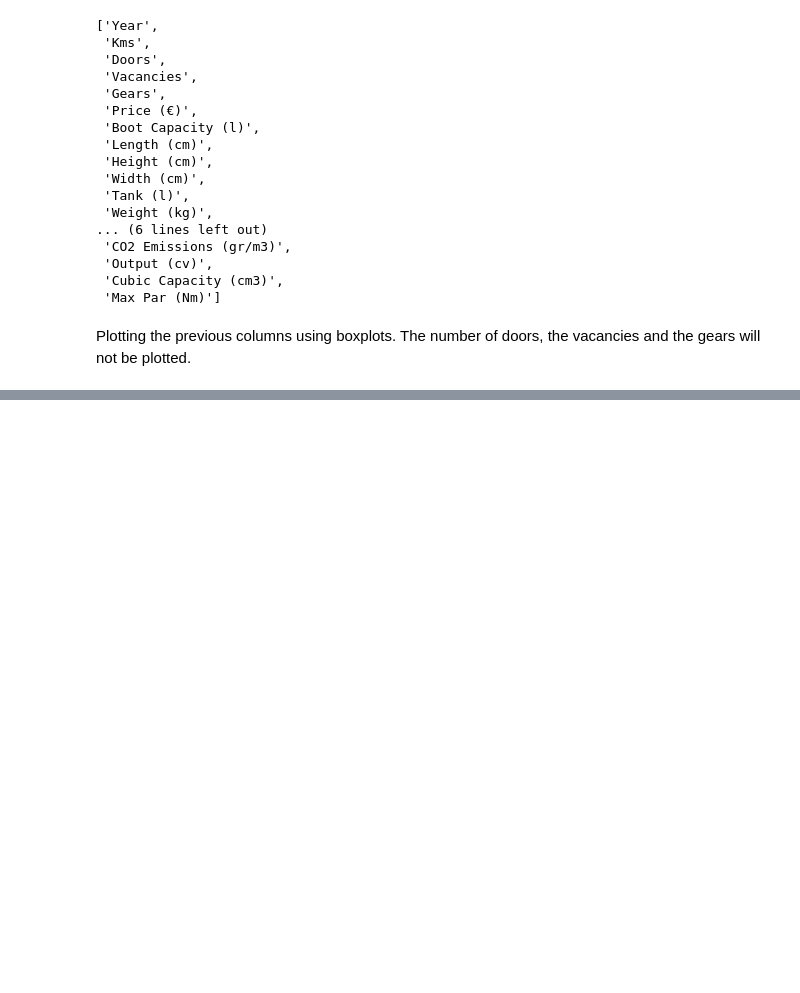
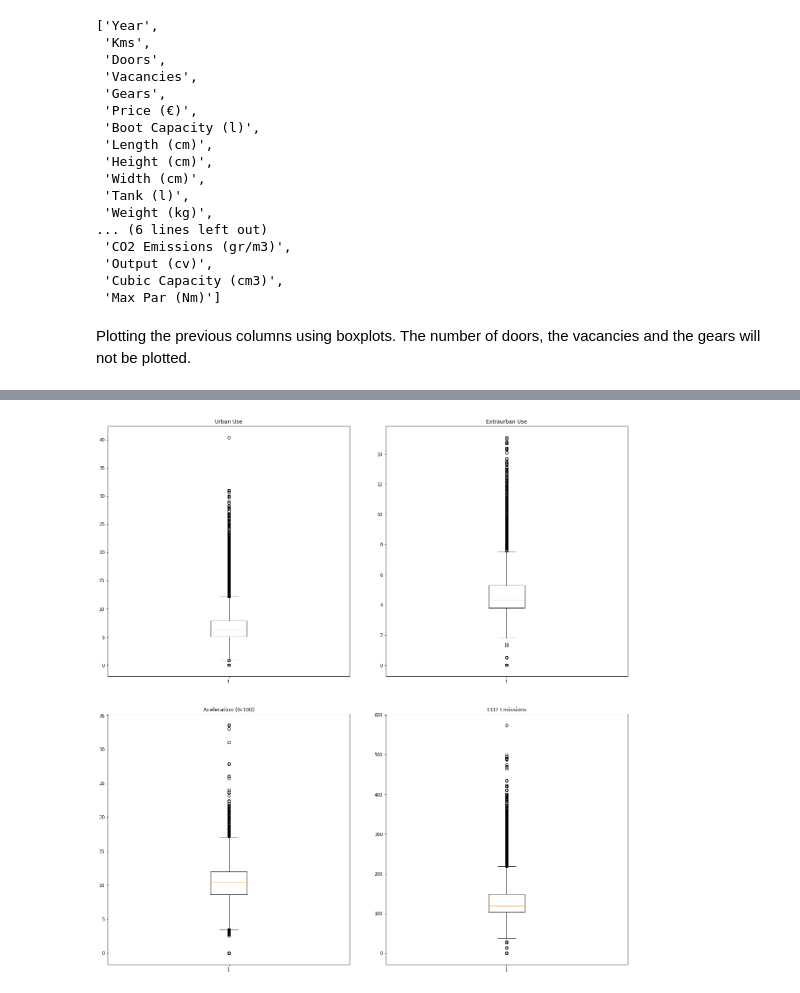
Before and after one commit to seugarte/TFM-MasterDS, a Jupyter notebook: Proccess_TFM.ipynb, the cells around one changed output, grey strips where cells are left out. Saved outputs shown, nothing was run; the diff lists cells and outputs as text; code cells hidden in the pictures; blank space fills up the shorter version.

```diff
--- a/Proccess_TFM.ipynb
+++ b/Proccess_TFM.ipynb
@@ -771,0 +760,25 @@ fig.remove?
+# %%
+fig, axs = plt.subplots(2,2)
+
+# Urban Use
+axs[0, 0].boxplot(cars_df["Urban Use (l)"])
+axs[0, 0].set_title('Urban Use')
+
+# Extraurban Use
+axs[0, 1].boxplot(cars_df["Extraurban Use (l)"])
+axs[0, 1].set_title('Extraurban Use')
+
+# Aceleration
+axs[1, 0].boxplot(cars_df["Aceleration 0-100 (s)"])
+axs[1, 0].set_title('Aceleration (0-100)')
+
+# CO2 Emissions
+axs[1, 1].boxplot(cars_df["CO2 Emissions (gr/m3)"])
+axs[1, 1].set_title('CO2 Emissions')
+
+fig.subplots_adjust(left=0.08, right=0.9, bottom=0.05, top=0.9,
+                    hspace=0.15, wspace=0.15)
+
+fig.set_size_inches(20, 20)
+# %% [output]
+[figure, added]
```
Also changed, not shown: parts of 5 cells of this notebook.
